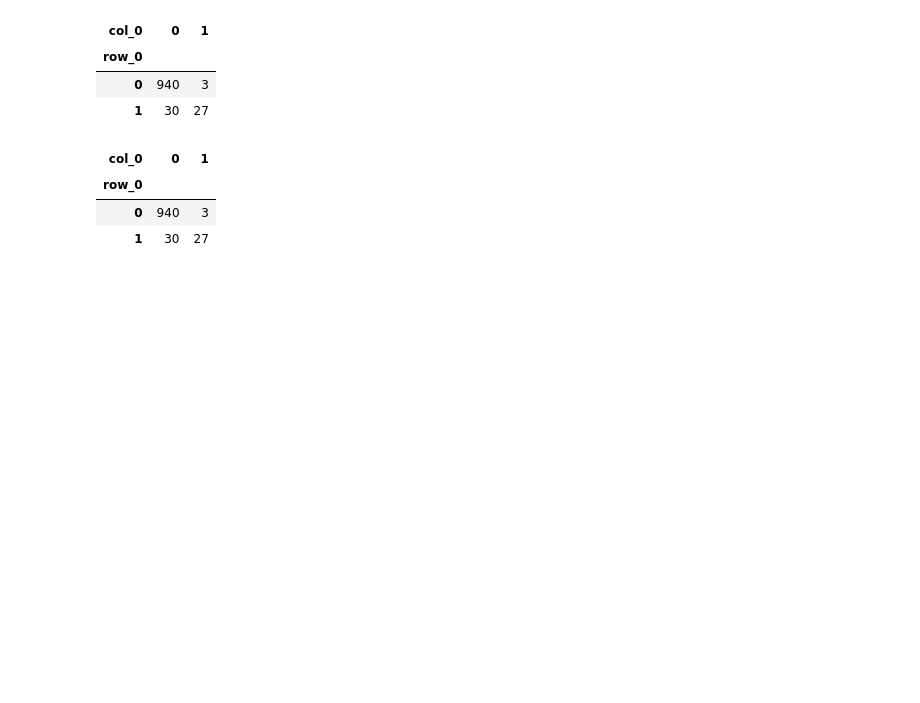
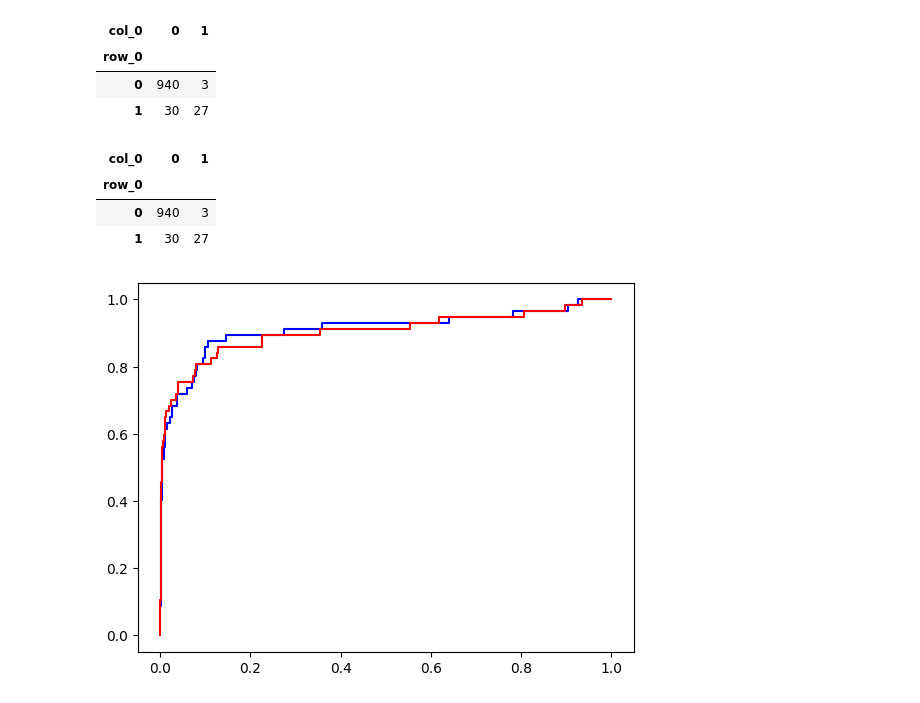
Before and after one commit to Hyo0806/ai, a Jupyter notebook: source/09_MachineLearning/ch3_분류분석.ipynb, the cells around one changed output. Cells and saved outputs as stored; diff of their text form; code cells hidden in the pictures; blank space fills up the shorter version.

```diff
--- a/source/09_MachineLearning/ch3_분류분석.ipynb
+++ b/source/09_MachineLearning/ch3_분류분석.ipynb
@@ -720,3 +720,14 @@ pd.crosstab(y, pred2)
 | row_0 |  |  |
 | 0 | 940 | 3 |
 | 1 | 30 | 27 |
+# %%
+from sklearn.metrics import roc_curve
+
+fpr1, tpr1, tresholds = roc_curve(y, model1.decision_function(X))
+fpr2, tpr2, tresholds = roc_curve(y, model2.decision_function(X))
+plt.plot(fpr1, tpr1, c='b')
+plt.plot(fpr2, tpr2, c='r')
+
+plt.show()
+# %% [output]
+[figure, added]
```
